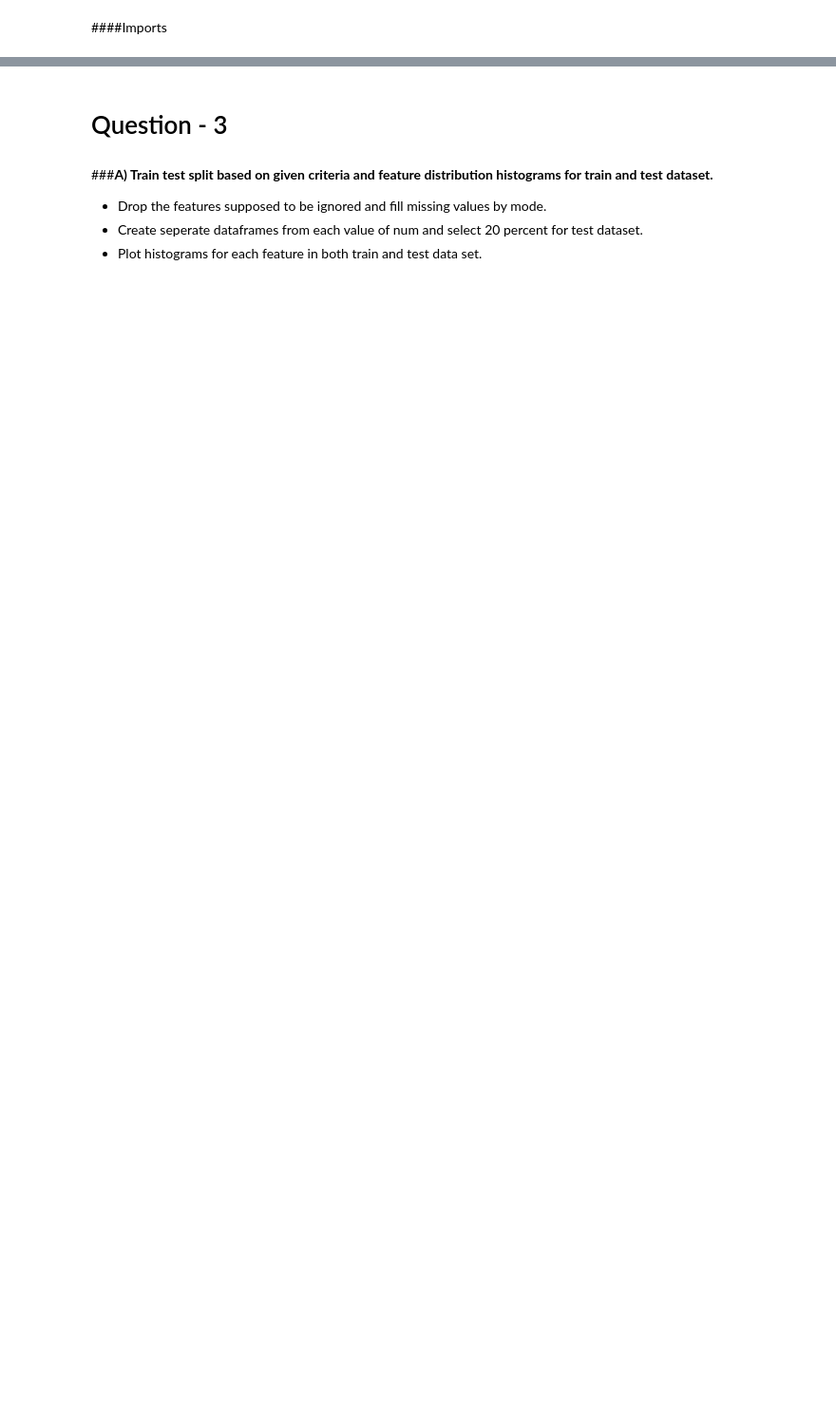
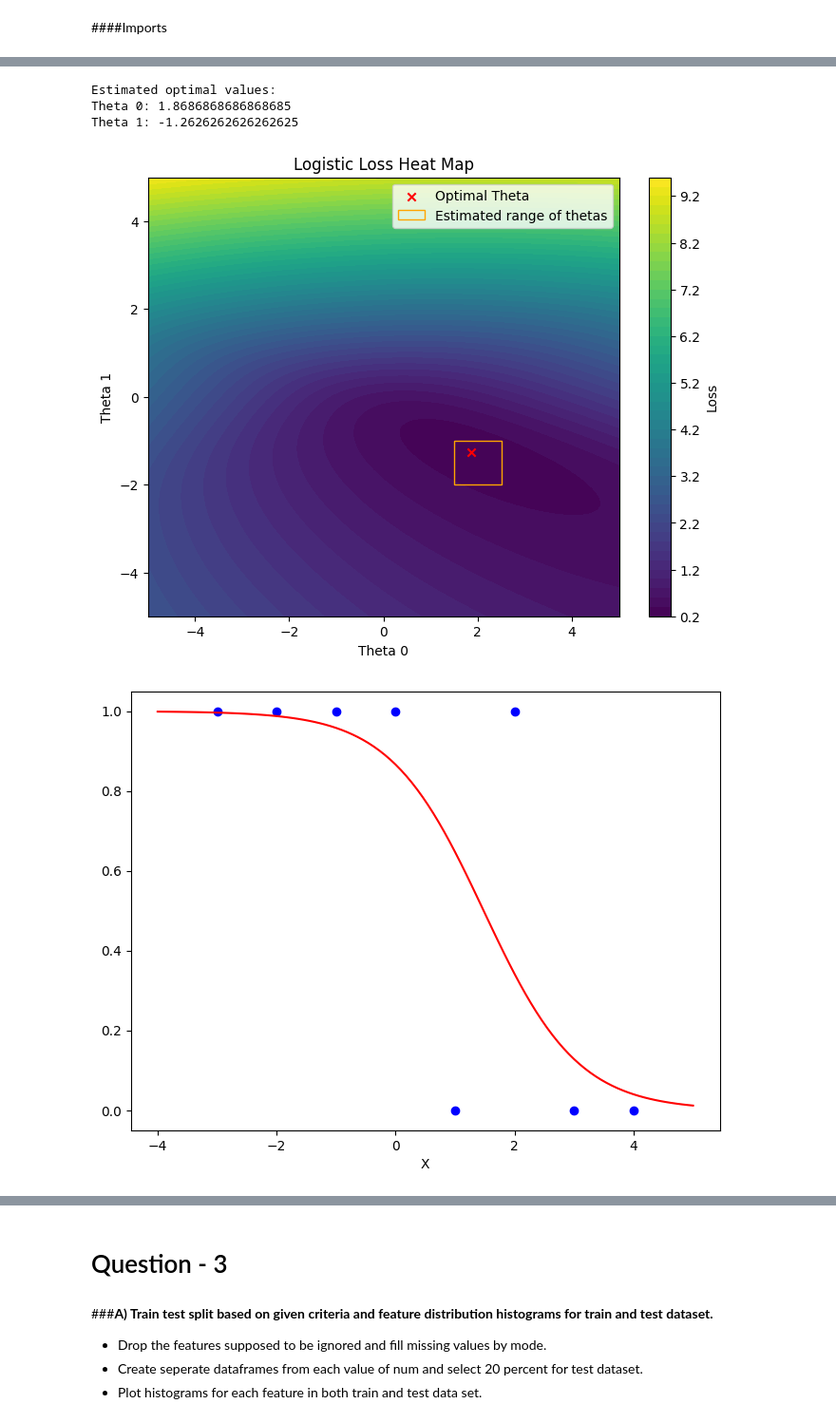
Before and after one commit to therrshan/Machine-Learning-Practice, a Jupyter notebook: 6140 Codes/HW2/CS6140_HW2.ipynb, the cells around one changed output, grey strips where cells are left out. Shown at 95% size. Cells and saved outputs as stored; diff of their text form; code cells hidden in the pictures; blank space fills up the shorter version.

```diff
--- a/6140 Codes/HW2/CS6140_HW2.ipynb
+++ b/6140 Codes/HW2/CS6140_HW2.ipynb
@@ -17,0 +27,67 @@ from sklearn.pipeline import make_pipeline
+# %%
+def sigmoid(z):
+    return 1 / (1 + np.exp(-z))
+
+def log_loss(theta, x, y):
+    z = theta[0] + theta[1] * x
+    y_hat = sigmoid(z)
+    loss = -np.mean(y * np.log(y_hat) + (1 - y) * np.log(1 - y_hat))
+    return loss
+
+data = np.array([[-3, 1],
+                 [-2, 1],
+                 [-1, 1],
+                 [0, 1],
+                 [1, 0],
+                 [2, 1],
+                 [3, 0],
+                 [4, 0]])
+
+theta0_values = np.linspace(-5, 5, 100)
+theta1_values = np.linspace(-5, 5, 100)
+loss_values = np.zeros((len(theta0_values), len(theta1_values)))
+
+for i, theta0 in enumerate(theta0_values):
+    for j, theta1 in enumerate(theta1_values):
+        loss_values[i, j] = log_loss([theta0, theta1], data[:, 0], data[:, 1])
+
+min_index = np.unravel_index(np.argmin(loss_values, axis=None), loss_values.shape)
+
+estimated_theta0 = theta0_values[min_index[0]]
+estimated_theta1 = theta1_values[min_index[1]]
+
+print("Estimated optimal values:")
+print("Theta 0:", estimated_theta0)
+print("Theta 1:", estimated_theta1)
+
+plt.figure(figsize=(8, 6))
+plt.contourf(theta0_values, theta1_values, loss_values.T, levels=50, cmap='viridis')
+plt.colorbar(label='Loss')
+plt.scatter(estimated_theta0, estimated_theta1, marker='x', color='red', label='Optimal Theta')
+plt.xlabel('Theta 0')
+plt.ylabel('Theta 1')
+plt.title('Logistic Loss Heat Map')
+
+rect = patches.Rectangle((1.5, -1), 1, -1, linewidth=1, edgecolor='orange', facecolor='none', label='Estimated range of thetas')
+plt.gca().add_patch(rect)
+
+plt.legend()
+plt.show()
+
+x = np.linspace(-4,5,100)
+z = estimated_theta0 + estimated_theta1 * x
+y = sigmoid(z)
+
+plt.figure(figsize=(8, 6))
+plt.scatter(data[:, 0], data[:, 1], color='blue')
+plt.plot(x, y, 'r')
+plt.xlabel('X')
+#plt.title('Decision Boundary')
+
+plt.show()
+# %% [output]
+Estimated optimal values:
+Theta 0: 1.8686868686868685
+Theta 1: -1.2626262626262625
+[figure, added]
+[figure, added]
```
Also changed, not shown: parts of 11 cells of this notebook, 2 other files.
